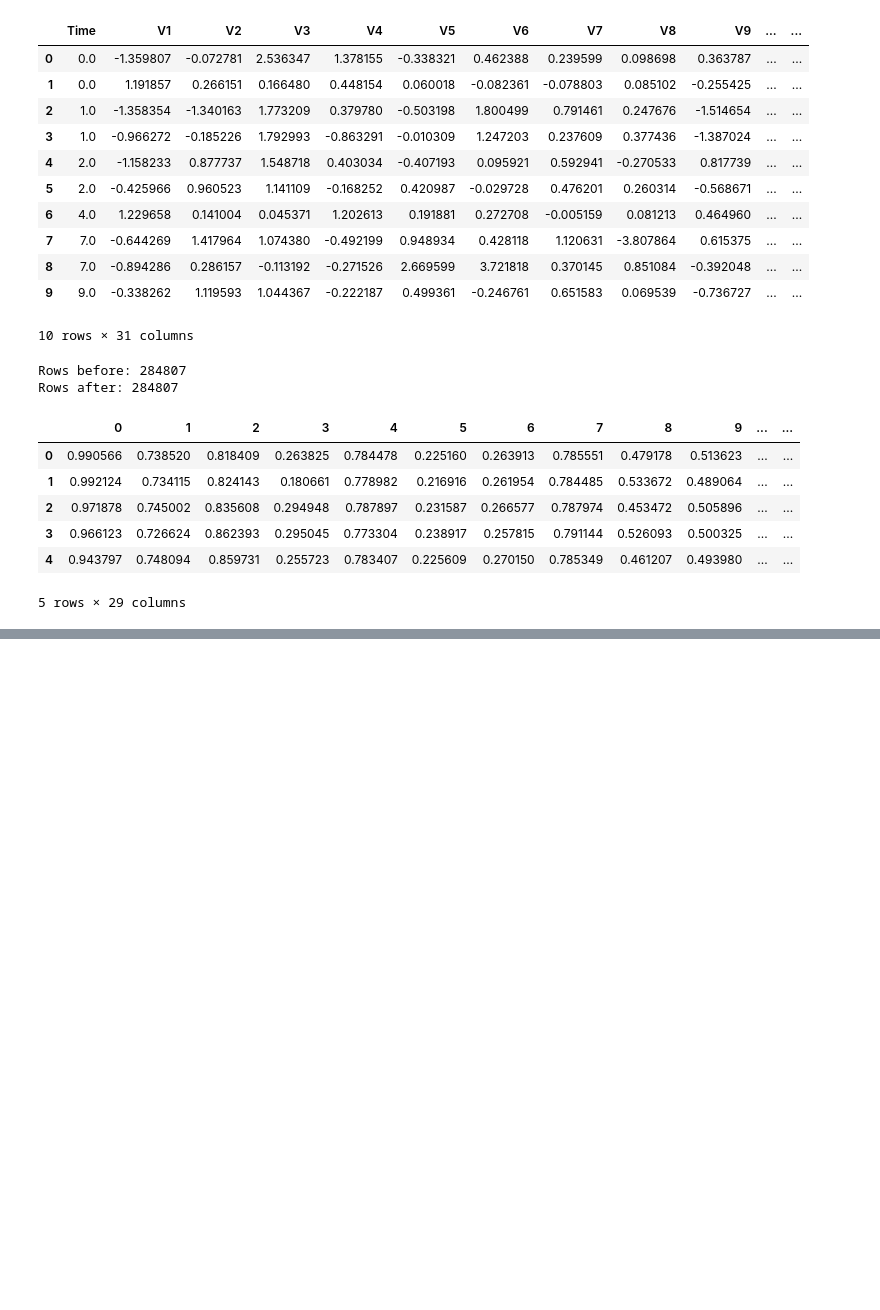
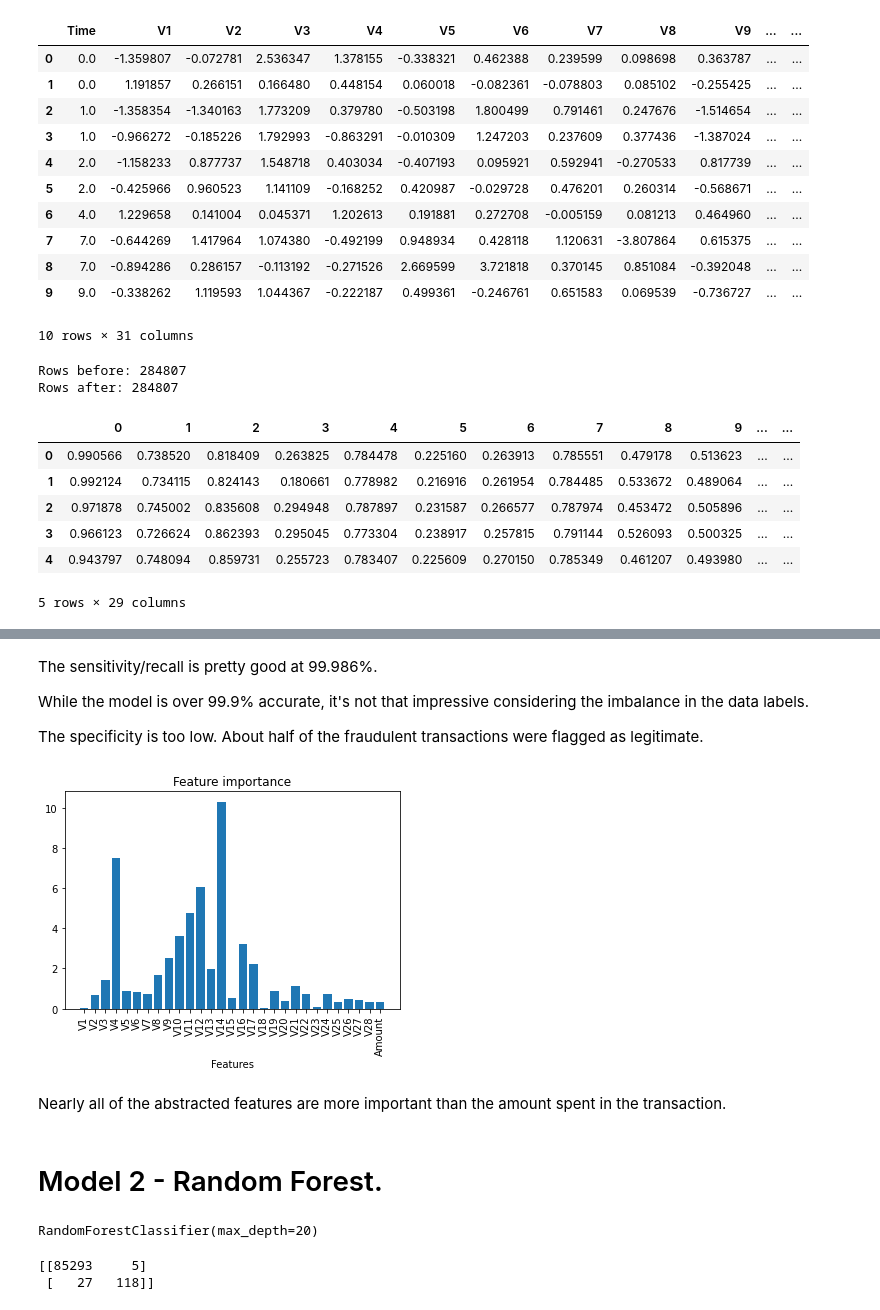
Before and after one commit to bradovich/public, a Jupyter notebook: credit_card_fraud-model.ipynb, the cells around one changed output, grey strips where cells are left out. Cells and saved outputs as stored; diff of their text form; code cells hidden in the pictures; blank space fills up the shorter version.

```diff
--- a/credit_card_fraud-model.ipynb
+++ b/credit_card_fraud-model.ipynb
@@ -205,0 +149,46 @@ Let's try to ensure the ratio of actual legitimate to actual fraudulent payments
+# %% [markdown]
+The sensitivity/recall is pretty good at 99.986%.
+
+While the model is over 99.9% accurate, it's not that impressive considering the imbalance in the data labels.
+
+The specificity is too low. About half of the fraudulent transactions were flagged as legitimate.
+# %%
+# Additional Logistic Regression analysis - feature importance via model coefficients.
+# Get importance.
+importance = abs(model_logistic_regression.coef_).squeeze()
+# Get variable names.
+features = list(df.columns[:-1])
+# Plot feature importance.
+fig, ax = plt.subplots()
+x_pos = np.arange(len(features))
+hbars = ax.bar(x_pos, importance, align='center')
+ax.set_xticks(x_pos)
+ax.set_xticklabels(features)
+ax.set_xlabel('Features')
+ax.set_title('Feature importance')
+
+plt.xticks(rotation=90)
+plt.show()
+# %% [output]
+[figure, added]
+# %% [markdown]
+Nearly all of the abstracted features are more important than the amount spent in the transaction.
+# %% [markdown]
+# Model 2 - Random Forest.
+# %%
+# Import random forest classifier.
+from sklearn.ensemble import RandomForestClassifier
+# Fit model.
+model_random_forest = RandomForestClassifier(max_depth=20)
+model_random_forest.fit(X_train, y_train)
+# %% [output]
+RandomForestClassifier(max_depth=20)
+# %%
+# Get predicted labels.
+y_pred_random_forest = get_y_pred(model_random_forest, X_test)
+# Get confusion matrix.
+cf_random_forest = confusion_matrix(y_test, y_pred_random_forest)
+print(cf_random_forest)
+# %% [output]
+[[85293     5]
+ [   27   118]]
```
Also changed, not shown: parts of 74 cells of this notebook.
